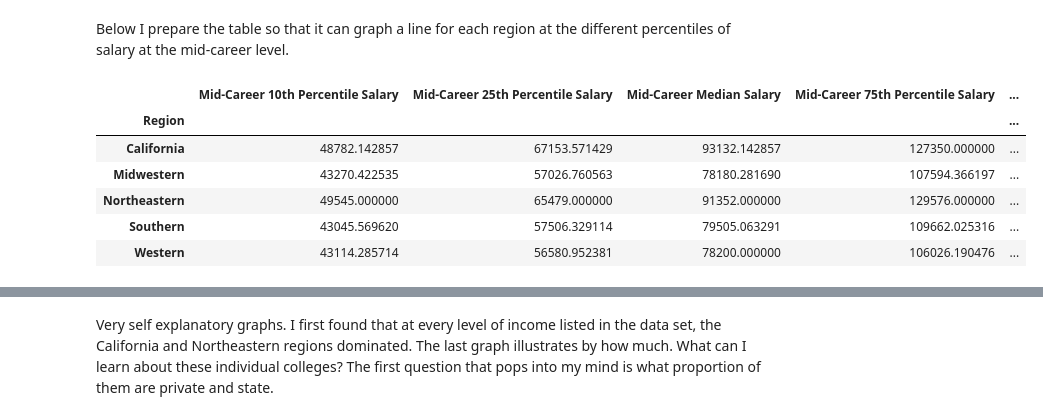
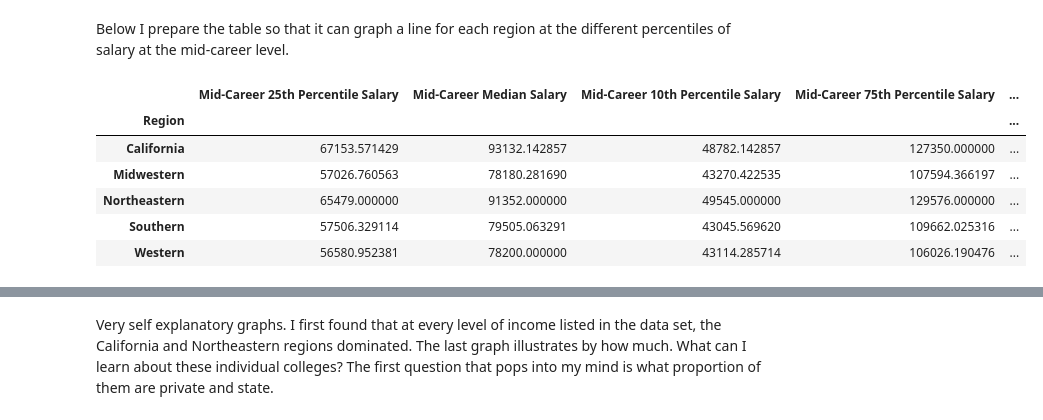
Before and after one commit to AvishaiRabin/Salaries-by-degree-and-college, a Jupyter notebook: salaries.ipynb, the cells around one changed output, grey strips where cells are left out. Cells and saved outputs as stored; diff of their text form; code cells hidden in the pictures.

```diff
--- a/salaries.ipynb
+++ b/salaries.ipynb
@@ -202,16 +186,16 @@ regions_grouped = regions_grouped.drop('Starting Median Salary', axis=1)
 # %%
 titles = list(regions_grouped)
 titles[0], titles[1], titles[2] = titles[1], titles[2], titles[0]
 regions_grouped = regions_grouped.reindex(columns=titles)
-regions_grouped
+regions_grouped.head()
 # %% [output]
-|  | Mid-Career 10th Percentile Salary | Mid-Career 25th Percentile Salary | Mid-Career Median Salary | Mid-Career 75th Percentile Salary | ... |
+|  | Mid-Career 25th Percentile Salary | Mid-Career Median Salary | Mid-Career 10th Percentile Salary | Mid-Career 75th Percentile Salary | ... |
 | Region |  |  |  |  | ... |
-| California | 48782.142857 | 67153.571429 | 93132.142857 | 127350.000000 | ... |
-| Midwestern | 43270.422535 | 57026.760563 | 78180.281690 | 107594.366197 | ... |
-| Northeastern | 49545.000000 | 65479.000000 | 91352.000000 | 129576.000000 | ... |
-| Southern | 43045.569620 | 57506.329114 | 79505.063291 | 109662.025316 | ... |
-| Western | 43114.285714 | 56580.952381 | 78200.000000 | 106026.190476 | ... |
+| California | 67153.571429 | 93132.142857 | 48782.142857 | 127350.000000 | ... |
+| Midwestern | 57026.760563 | 78180.281690 | 43270.422535 | 107594.366197 | ... |
+| Northeastern | 65479.000000 | 91352.000000 | 49545.000000 | 129576.000000 | ... |
+| Southern | 57506.329114 | 79505.063291 | 43045.569620 | 109662.025316 | ... |
+| Western | 56580.952381 | 78200.000000 | 43114.285714 | 106026.190476 | ... |
 # %%
 plt.style.use("fivethirtyeight")
 plt.rc('legend',**{'fontsize':100})
```
Also changed, not shown: parts of 7 cells of this notebook.
